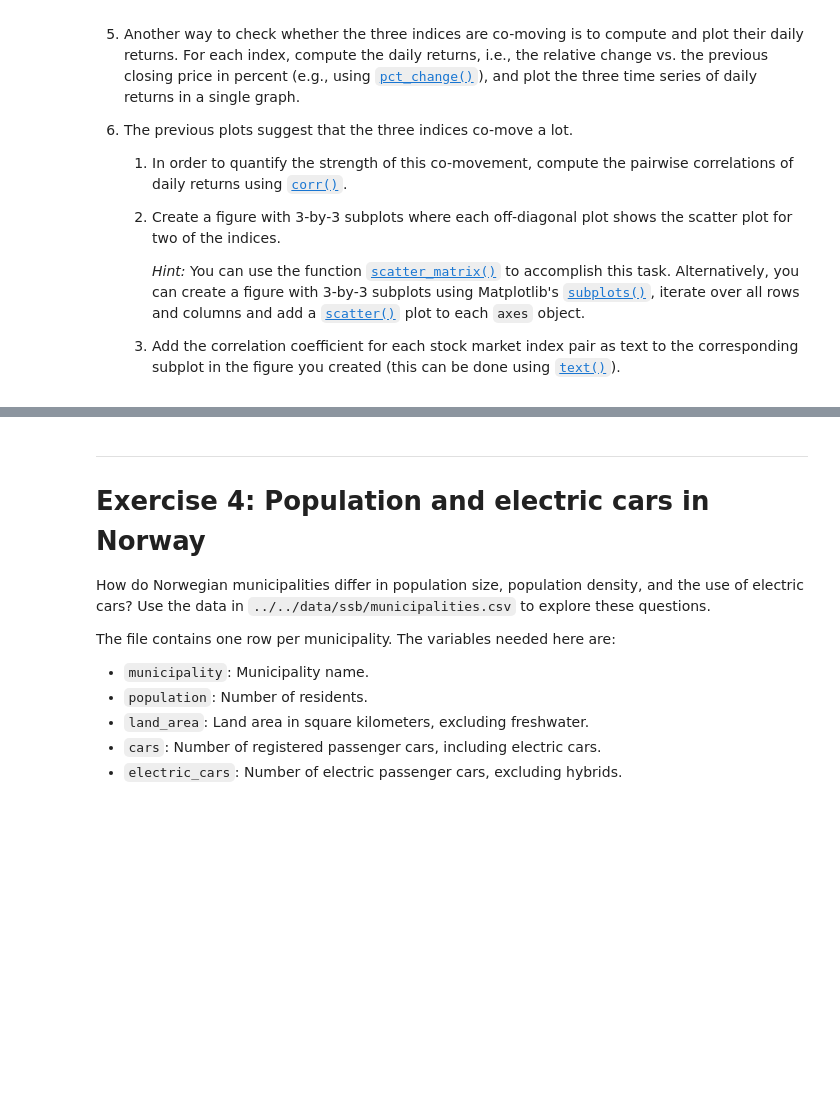
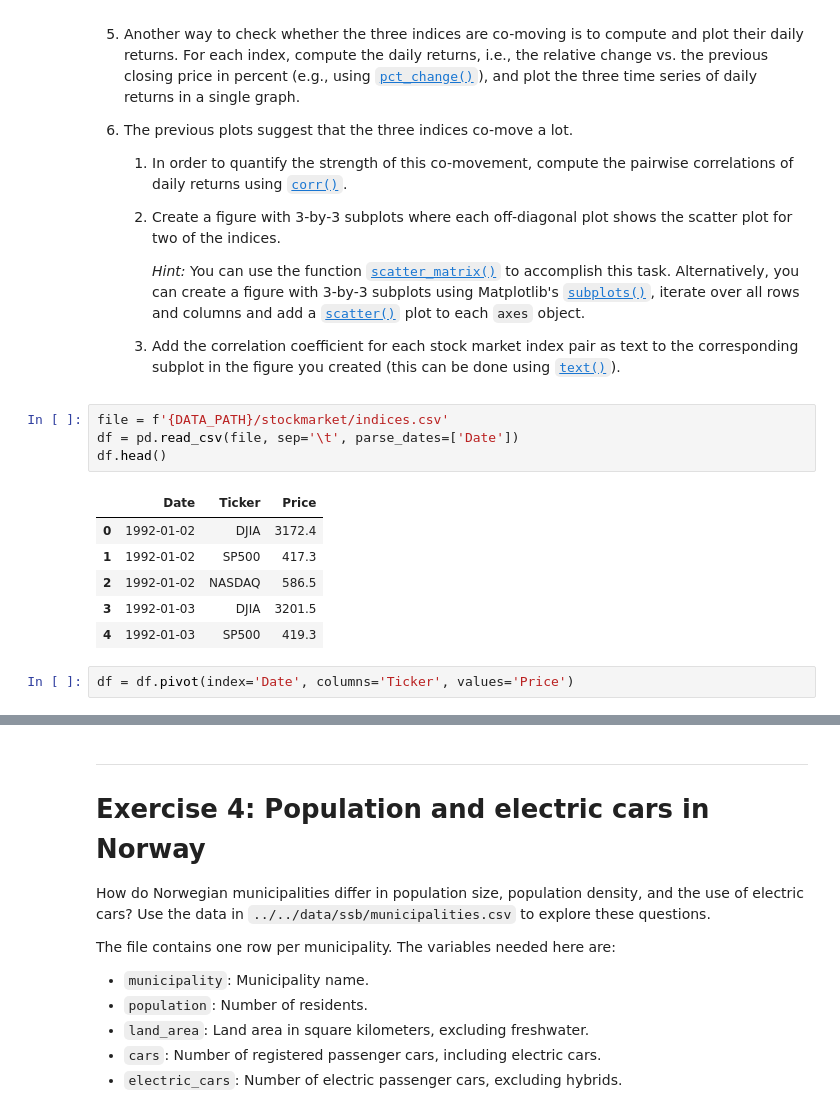
Before and after one commit to falkfrydenlund-creator/TECH2-H26, a Jupyter notebook: workshops/workshop3/workshop3.ipynb, the cells around one changed output, grey strips where cells are left out. Cells and saved outputs as stored; diff of their text form; blank space fills up the shorter version.

```diff
--- a/workshops/workshop3/workshop3.ipynb
+++ b/workshops/workshop3/workshop3.ipynb
@@ -291,3 +291,16 @@ Use the data in `indices.csv` from the folder `../../data/stockmarket` to solve
         as text to the corresponding subplot in the figure you created
         (this can be done using
         [`text()`](https://matplotlib.org/stable/api/_as_gen/matplotlib.pyplot.text.html)).
+# %%
+file = f'{DATA_PATH}/stockmarket/indices.csv'
+df = pd.read_csv(file, sep='\t', parse_dates=['Date'])
+df.head()
+# %% [output]
+|  | Date | Ticker | Price |
+| 0 | 1992-01-02 | DJIA | 3172.4 |
+| 1 | 1992-01-02 | SP500 | 417.3 |
+| 2 | 1992-01-02 | NASDAQ | 586.5 |
+| 3 | 1992-01-03 | DJIA | 3201.5 |
+| 4 | 1992-01-03 | SP500 | 419.3 |
+# %%
+df = df.pivot(index='Date', columns='Ticker', values='Price')
```
Also changed, not shown: parts of 1 cell of this notebook, 1 other file.
